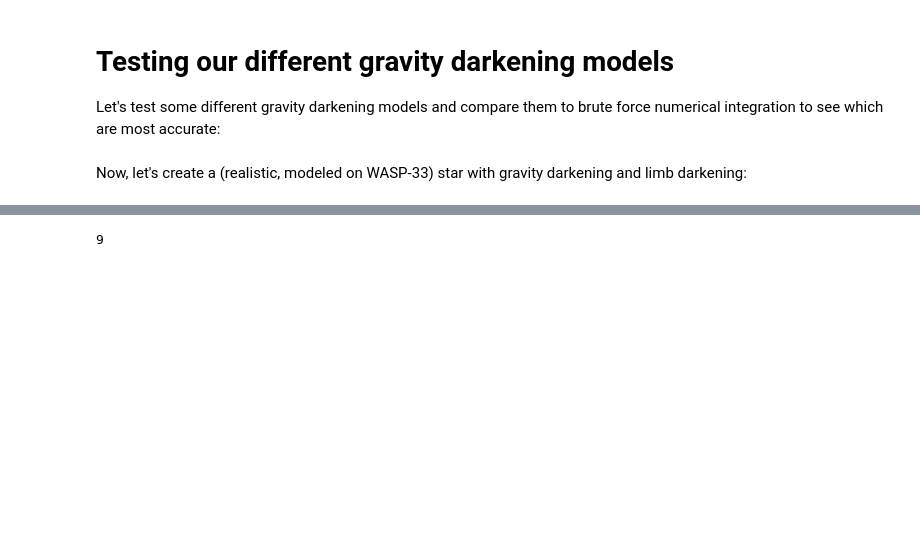
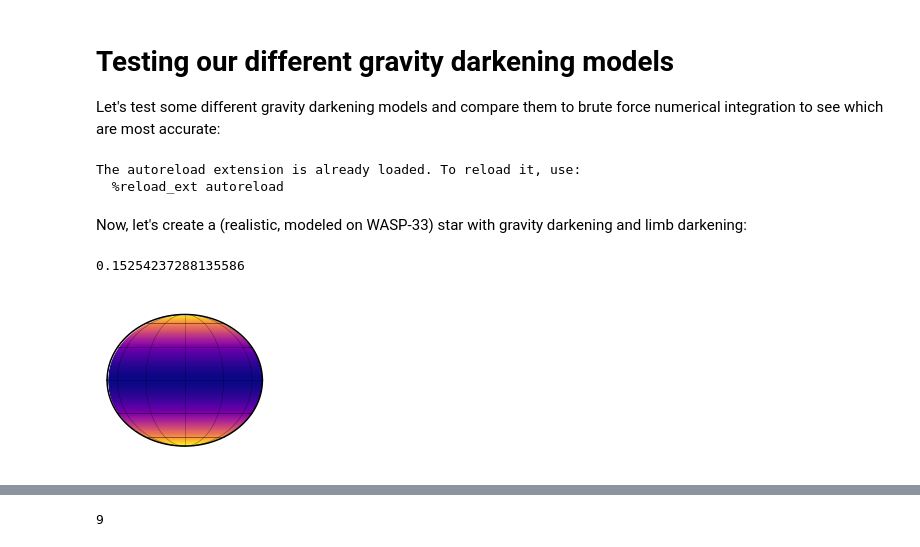
Before and after one commit to shashankdholakia/gravity-dark, a Jupyter notebook: Gravity darkening Model Tests.ipynb, the cells around one changed output, grey strips where cells are left out. Drawn from its saved outputs; the diff is of its cells as text; code cells hidden in the pictures; blank space fills up the shorter version.

Commit message:
added publication plot

```diff
--- a/Gravity darkening Model Tests.ipynb
+++ b/Gravity darkening Model Tests.ipynb
@@ -15,22 +15,23 @@ import sympy as sp
 
 from ipywidgets import *
 import pandas as pd
-from sympy import latex
 from IPython.display import display, Math
 
 import utils
 import starry
-import numpy as np
 
-starry.config.lazy = False
+starry.config.lazy = True
 starry.config.quiet = True
+# %% [output]
+The autoreload extension is already loaded. To reload it, use:
+  %reload_ext autoreload
 # %% [markdown]
 Now, let's create a (realistic, modeled on WASP-33) star with gravity darkening and limb darkening:
 # %%
 u1 = 0.246
 u2 = 0.252
 inc = 0
-omega_s = 0.99 #(np.sin(np.radians(90-inc))) #should create a function converting vsini to omega*sini
+omega_s = 0.6 #(np.sin(np.radians(90-inc))) #should create a function converting vsini to omega*sini
 
 G_mks = 6.67e-11
 Msun = 1.989e+30
@@ -42,5 +43,19 @@ R_star = 1.561
 
 i_p = 78
 long_p = 15
-r_p = 1
+r_p = 0.08
+f = utils.f(omega_s)
+print(f)
+# %% [output]
+0.15254237288135586
+# %%
+map33 = starry.Map(gdeg=4, oblate=True) #ydeg = 2*order_approx udeg=2
+map33.omega=0.6
+map33.beta=0.23
+map33.wav=510
+map33.tpole=8500
+map33.f = f
+map33.show()
+# %% [output]
+[figure, added]
 # %%
```
Also changed, not shown: parts of 28 cells of this notebook, 20 other files.
